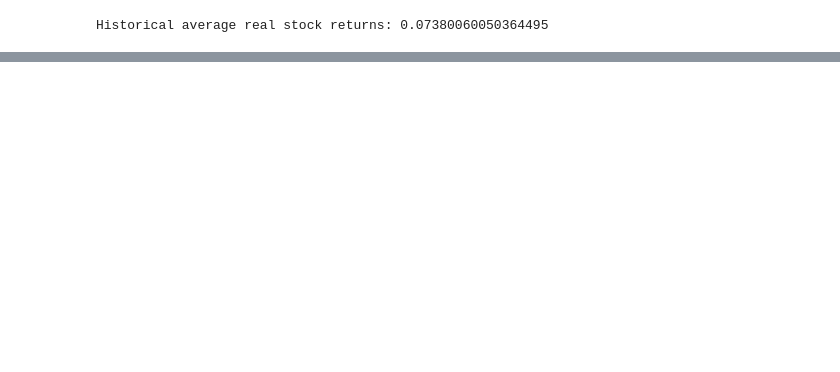
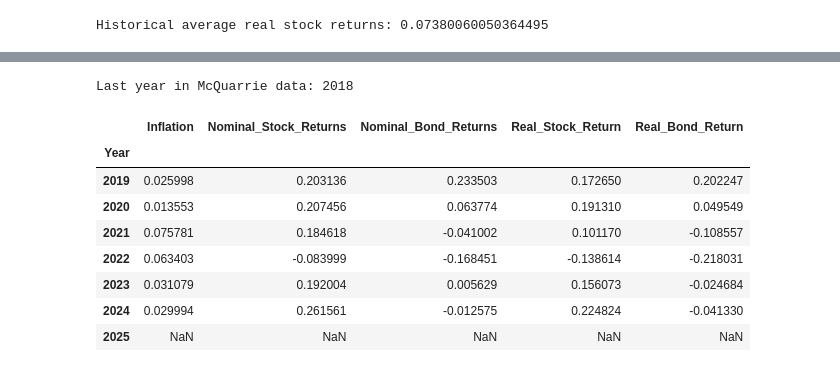
Before and after one commit to danieleongari/saturdaymorningdsprojects, a Jupyter notebook: 02_sp500_timing/3_bonds_stocks_are_same.ipynb, the cells around one changed output, grey strips where cells are left out. Drawn from its saved outputs; the diff is of its cells as text; code cells hidden in the pictures; blank space fills up the shorter version.

Commit message:
update McQuarrie results

```diff
--- a/02_sp500_timing/3_bonds_stocks_are_same.ipynb
+++ b/02_sp500_timing/3_bonds_stocks_are_same.ipynb
@@ -127,0 +374,24 @@ dfy_real_cum.plot().update_layout(yaxis_type="log").update_layout(
+# %%
+df_bonds = pd.merge(
+    left=yfbonds_df.Change,
+    right=dfy["Nominal Bond Return"],
+    left_index=True,
+    right_index=True,
+    how="outer"
+).rename(columns={"Change": "From YF", "Nominal Bond Return": "From McQuarrie"})
+px.scatter(
+    df_bonds.reset_index(),
+    x="From YF",
+    y="From McQuarrie",
+    hover_data=["Year"]
+).update_layout(
+    title="Bonds Returns: compare MCQuarrie-Nominal vs MixedBonds (YahooFin)",
+    xaxis_title="Percentage Change (Yahoo Finance Bond)",
+    yaxis_title="Percentage Change (McQuarrie)",
+    margin=dict(l=5, r=5, t=40, b=5), width=600, height=500
+).add_shape(
+    type='line',
+    x0=-0.4, y0=-0.4,
+    x1=0.4, y1=0.4,
+    line=dict(color='black', width=1)
+)
@@ -127,0 +423,26 @@ dfy_real_cum.plot().update_layout(yaxis_type="log").update_layout(
+# %%
+last_year_mcquarrie = dfy_real.index.max()
+print("Last year in McQuarrie data:", last_year_mcquarrie)
+dfy_real_new = (
+    df_infl[["From FRED"]].rename(columns={"From FRED": "Inflation"}
+    ).join(df_stocks[["From YF"]].rename(columns={"From YF": "Nominal_Stock_Returns"})
+    ).join(df_bonds[["From YF"]].rename(columns={"From YF": "Nominal_Bond_Returns"})
+    )
+    .query("index > @last_year_mcquarrie")
+    .assign(
+        Real_Stock_Return=lambda x: (1 + x["Nominal_Stock_Returns"]) / (1 + x["Inflation"]) - 1,
+        Real_Bond_Return=lambda x: (1 + x["Nominal_Bond_Returns"]) / (1 + x["Inflation"]) - 1
+    )
+)
+dfy_real_new
+# %% [output]
+Last year in McQuarrie data: 2018
+|  | Inflation | Nominal_Stock_Returns | Nominal_Bond_Returns | Real_Stock_Return | Real_Bond_Return |
+| Year |  |  |  |  |  |
+| 2019 | 0.025998 | 0.203136 | 0.233503 | 0.172650 | 0.202247 |
+| 2020 | 0.013553 | 0.207456 | 0.063774 | 0.191310 | 0.049549 |
+| 2021 | 0.075781 | 0.184618 | -0.041002 | 0.101170 | -0.108557 |
+| 2022 | 0.063403 | -0.083999 | -0.168451 | -0.138614 | -0.218031 |
+| 2023 | 0.031079 | 0.192004 | 0.005629 | 0.156073 | -0.024684 |
+| 2024 | 0.029994 | 0.261561 | -0.012575 | 0.224824 | -0.041330 |
+| 2025 | NaN | NaN | NaN | NaN | NaN |
```
Also changed, not shown: parts of 15 cells of this notebook, 2 other files.
